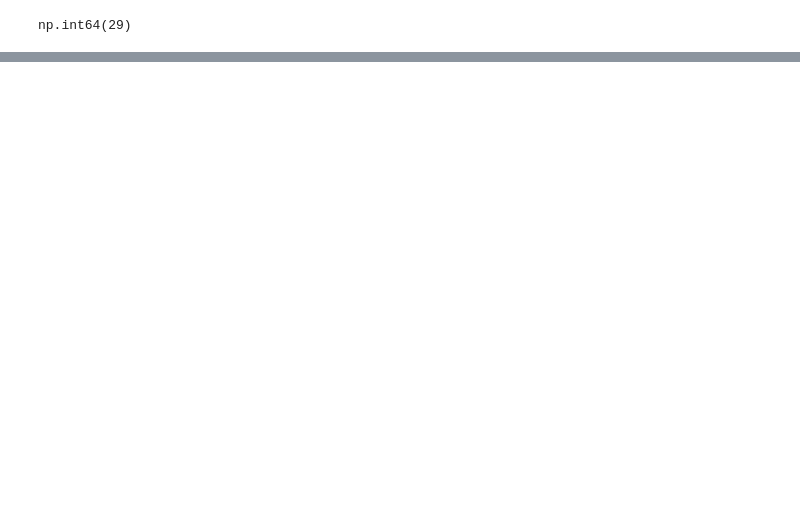
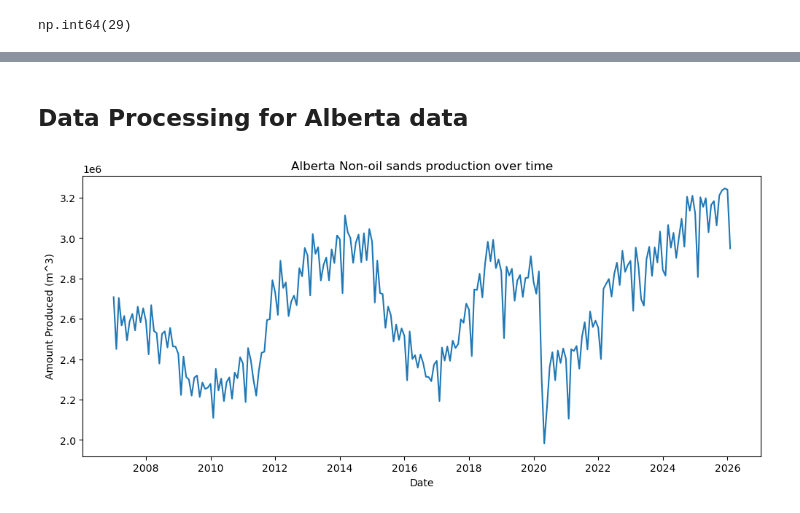
Before and after one commit to Frank-J1/oil-sands-repository, a Jupyter notebook: 01_exploratory_analysis.ipynb, the cells around one changed output, grey strips where cells are left out. Cells and saved outputs as stored; diff of their text form; code cells hidden in the pictures; blank space fills up the shorter version.

Commit message:
started analysis of the Alberta data set

```diff
--- a/01_exploratory_analysis.ipynb
+++ b/01_exploratory_analysis.ipynb
@@ -44,0 +25,6 @@ Index(['date', 'price'], dtype='object')
+# %%
+path = "data/wti_cleaned.csv"
+path_alb = "data/alberta_production_wide.csv"
+#Earlier we parsed the dates but it did not seem to work, so we will tell PD to parse dates here.
+data = pd.read_csv(path, parse_dates=["date"])
+data_alb = pd.read_csv(path_alb, parse_dates=["date"])
@@ -127,0 +149,11 @@ Now
+# %% [markdown]
+## Data Processing for Alberta data
+# %%
+plt.figure(figsize=(12,5))
+plt.plot(data_alb["date"], data_alb["Conventional Oil"])
+plt.title("Alberta Non-oil sands production over time")
+plt.xlabel("Date")
+plt.ylabel("Amount Produced (m^3)")
+plt.show()
+# %% [output]
+[figure, added]
```
Also changed, not shown: parts of 19 cells of this notebook.
